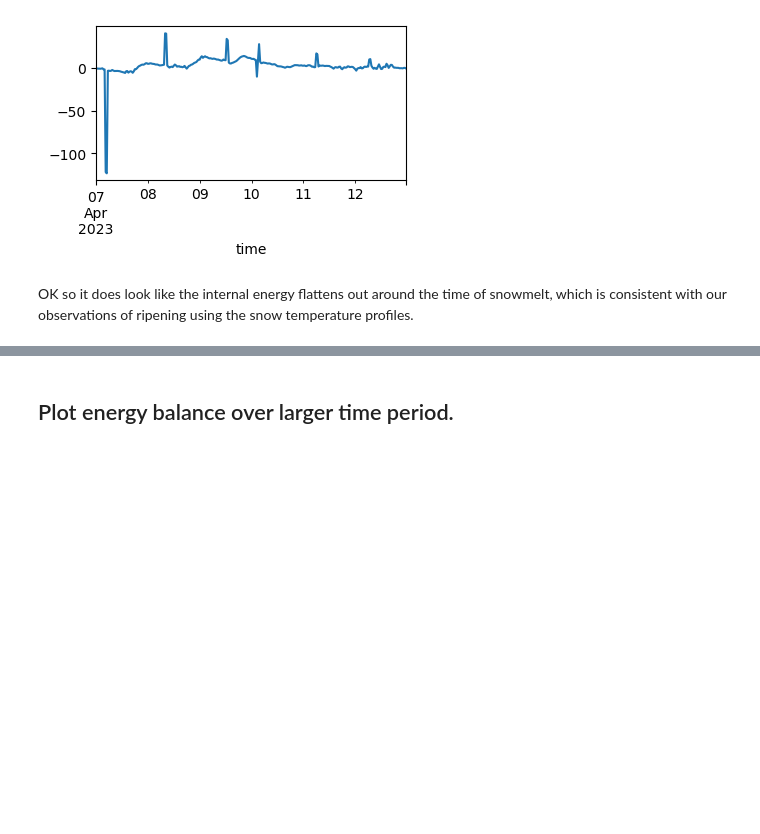
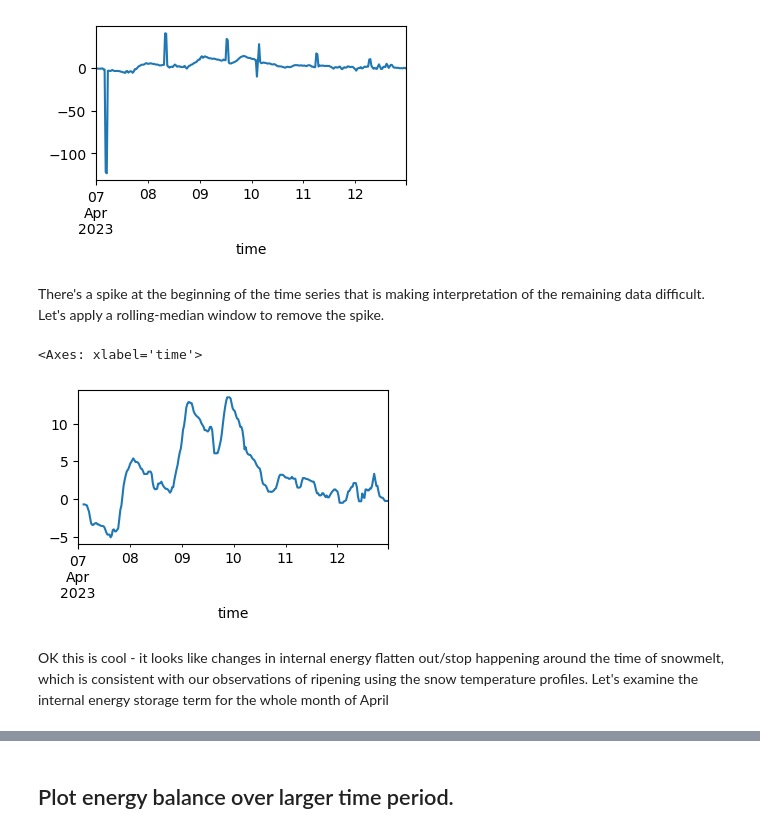
Before and after one commit to Mountain-Hydrology-Research-Group/snow-hydrology, a Jupyter notebook: modules/lab7/lab7-2.ipynb, the cells around one changed output, grey strips where cells are left out. Saved outputs shown, nothing was run; the diff lists cells and outputs as text; code cells hidden in the pictures; blank space fills up the shorter version.

```diff
--- a/modules/lab7/lab7-2.ipynb
+++ b/modules/lab7/lab7-2.ipynb
@@ -141,5 +143,14 @@ snow_internal_energy_df.loc[time_slice]['internal_energy_change'].plot(
 # %% [output]
 <Axes: xlabel='time'>
 [figure]
+# %% [markdown]
+There's a spike at the beginning of the time series that is making interpretation of the remaining data difficult. Let's apply a rolling-median window to remove the spike.
+# %%
+snow_internal_energy_df.loc[time_slice]['internal_energy_change'].rolling(6).median().plot(
+    figsize=(4,2)
+)
+# %% [output]
+<Axes: xlabel='time'>
+[figure, added]
 # %% [markdown]
-OK so it does look like the internal energy flattens out around the time of snowmelt, which is consistent with our observations of ripening using the snow temperature profiles.
+OK this is cool -  it looks like changes in internal energy flatten out/stop happening around the time of snowmelt, which is consistent with our observations of ripening using the snow temperature profiles. Let's examine the internal energy storage term for the whole month of April
```
Also changed, not shown: parts of 12 cells of this notebook, 2 other files.
